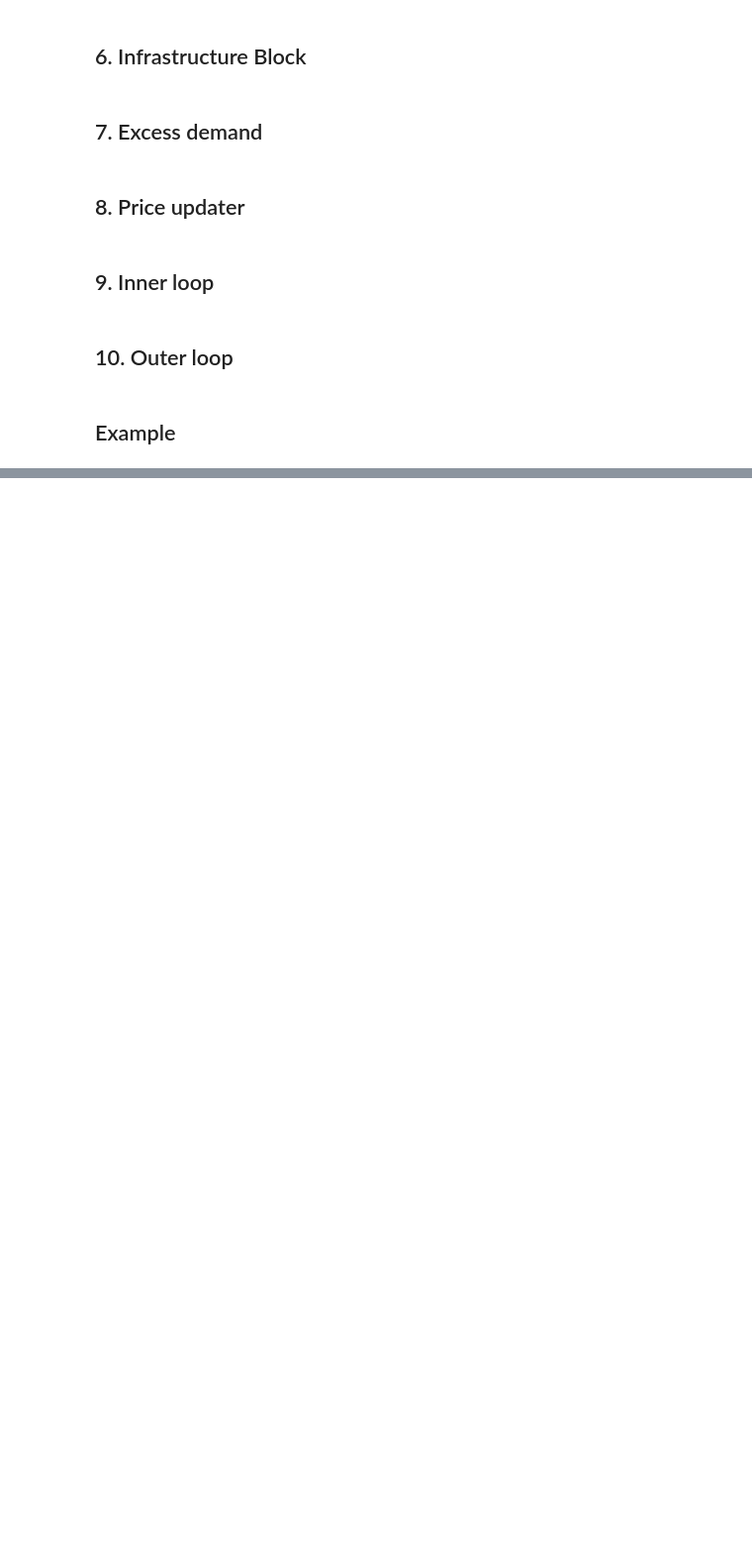
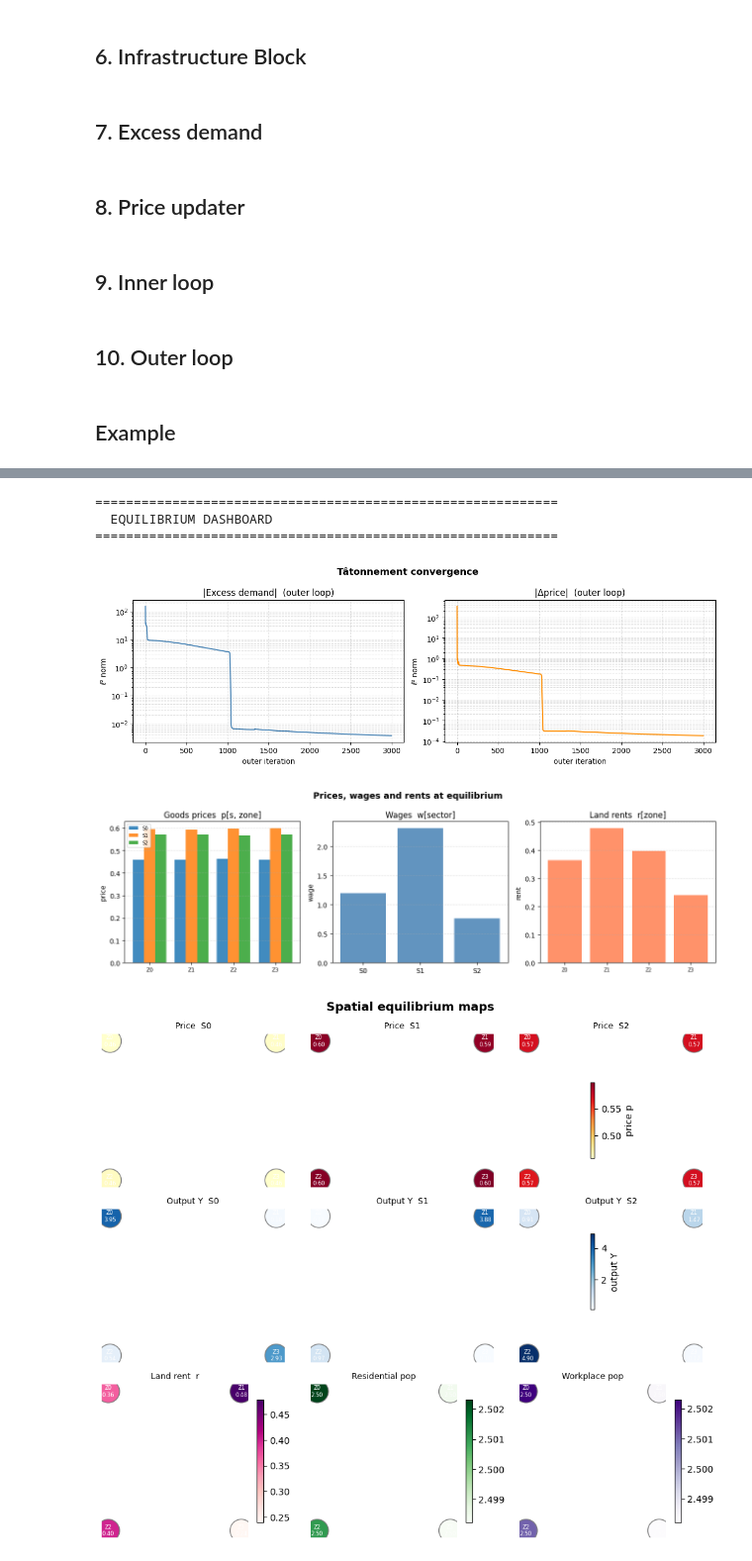
Before and after one commit to JulietteAnglade/optimal_network, a Jupyter notebook: test_optimal_network.ipynb, the cells around one changed output, grey strips where cells are left out. Shown at 99% size. Saved outputs shown, nothing was run; the diff lists cells and outputs as text; code cells hidden in the pictures; blank space fills up the shorter version.

```diff
--- a/test_optimal_network.ipynb
+++ b/test_optimal_network.ipynb
@@ -960,0 +1742,32 @@ Final Q_ship   :
+# %%
+def make_initial_state(params) -> ModelState:
+    S, I = params.n_sectors, params.n_zones
+    E    = params.network.n_edges
+    return ModelState(
+        p   =np.ones((S, I)),
+        w   =np.ones(S),
+        r   =np.ones(I),
+        beta=0.0,
+        gamma=np.zeros(E),
+        Y     =np.zeros((S, I)),
+        H_prod=np.zeros((S, I)),
+        L_prod=np.zeros((S, I)),
+        Q_inter=np.zeros((S, S, I)),
+        c     =np.zeros((S, S, I, I)),
+        l_res =np.zeros((S, I, I)),
+        f    =np.zeros((S, I, I)),
+        Q_ship =np.zeros((S, I, I)),
+        Q_tilde=np.zeros((S, I, I)),
+        tau_eff=np.ones((S, I, I)),
+        active =np.zeros((S, I, I), dtype=bool),
+        q_pop  =np.full((S, I, I), params.q_bar / (S * I * I)),
+        q_bar_s=np.full(S, params.q_bar / S),
+        Q_hat              =np.full(E, 0.1),
+        q_hat_s            =np.zeros((S, E)),
+        Q_hat_s_goods      =np.zeros((S, E)),
+        Q_hat_s_price_goods=np.zeros((S, E)),
+        I_infra=np.full(E, 1.0),
+        gamma_I=np.zeros(E),
+    )
+
+state0 = make_initial_state(params)
@@ -960,0 +1860,10 @@ Final Q_ship   :
+# %%
+viz = EquilibriumVisualizer(final_state, params, ed, solver)
+viz.dashboard()
+# %% [output]
+============================================================
+  EQUILIBRIUM DASHBOARD
+============================================================
+[figure, added]
+[figure, added]
+[figure, added]
```
Also changed, not shown: parts of 40 cells of this notebook, 1 other file.
